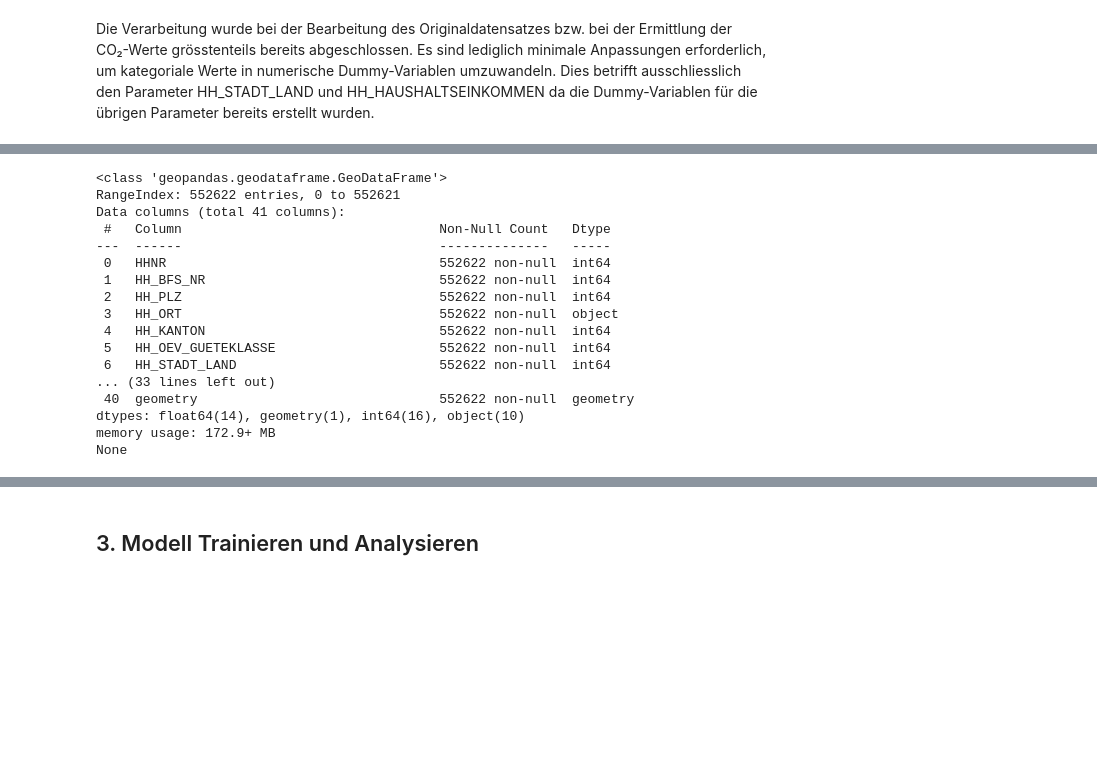
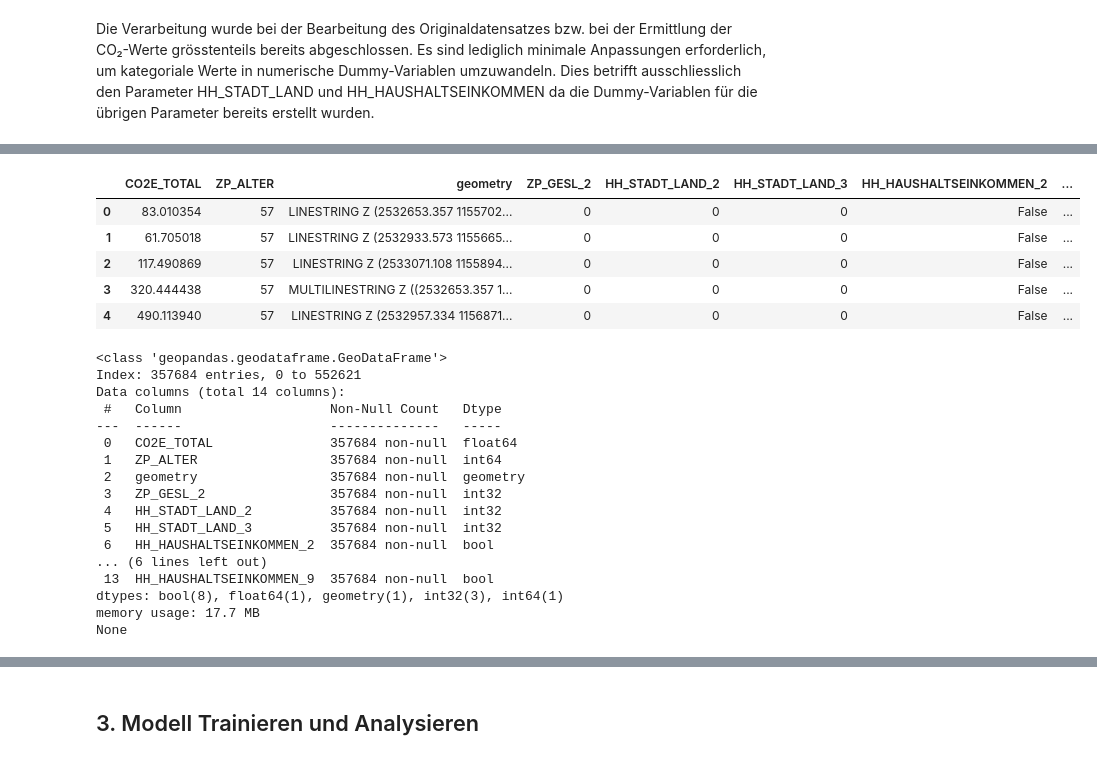
Before and after one commit to LeonidWouters/ANM, a Jupyter notebook: Modell_Stadt-Land-Intermediaer.ipynb, the cells around one changed output, grey strips where cells are left out. Drawn from its saved outputs; the diff is of its cells as text; code cells hidden in the pictures; blank space fills up the shorter version.

Commit message:
Add files via upload
Anpassungen Dummy Variablen + Interpretation

```diff
--- a/Modell_Stadt-Land-Intermediaer.ipynb
+++ b/Modell_Stadt-Land-Intermediaer.ipynb
@@ -112,0 +111,6 @@ print(wege[['HH_STADT_LAND', 'ZP_GESL', 'HH_HAUSHALTSEINKOMMEN',]].head())
+# %%
+# 2.1. Nur relevante Variablen beibehalten
+wege_bereinigt = wege[['CO2E_TOTAL', 'ZP_ALTER', 'ZP_GESL', 'HH_HAUSHALTSEINKOMMEN', 'HH_STADT_LAND', 'geometry']]
+
+# Datensatz bereinigen: Nur Zeilen mit nicht-leeren Werten in den relevanten Spalten
+wege_bereinigt = wege_bereinigt.dropna()
@@ -112,0 +133,10 @@ print(wege[['HH_STADT_LAND', 'ZP_GESL', 'HH_HAUSHALTSEINKOMMEN',]].head())
+# %%
+### 2.2. Transformation von Werten (Dummy Variablen)
+
+# Die Werte in ZP_GESL bedeuten: 1 = Mann und 2 = Frau
+# Männer werden weggelassen, da sie als Referenzkategorie dienen, somit wird nur die Variable ZP_GESL_2 benötigt (Frauen)
+
+wege_bereinigt = pd.get_dummies(wege_bereinigt, columns=['ZP_GESL'], drop_first=True)
+
+# In Integer umwandeln
+wege_bereinigt['ZP_GESL_2'] = wege_bereinigt['ZP_GESL_2'].astype(int)
@@ -112,0 +152,4 @@ print(wege[['HH_STADT_LAND', 'ZP_GESL', 'HH_HAUSHALTSEINKOMMEN',]].head())
+# %%
+# HH_STADT_LAND Stadt(1) wird weg gelassen, da sie die Referenzklasse ist
+wege_bereinigt = pd.get_dummies(wege_bereinigt, columns=['HH_STADT_LAND'], drop_first=True)
+wege_bereinigt.head()
@@ -112,0 +163,4 @@ print(wege[['HH_STADT_LAND', 'ZP_GESL', 'HH_HAUSHALTSEINKOMMEN',]].head())
+# %%
+# Dummy-Variablen in numerische Werte umwandeln
+wege_bereinigt['HH_STADT_LAND_2'] = wege_bereinigt['HH_STADT_LAND_2'].astype(int)
+wege_bereinigt['HH_STADT_LAND_3'] = wege_bereinigt['HH_STADT_LAND_3'].astype(int)
@@ -113,20 +184,41 @@ print(wege[['HH_STADT_LAND', 'ZP_GESL', 'HH_HAUSHALTSEINKOMMEN',]].head())
+# %%
+# Umwandlung von HH_HAUSHALTSEINKOMMEN
+
+# Bedeutung der Kategorien:
+# - -99	Nicht gestellt, da Zielperson jünger als 18 ist
+# - -98	keine Antwort
+# - -97	weiss nicht
+# Es macht keinen Sinn, dass eine dieser Kategorien die Referenzkategorie ist. Deshalb werden die Daten gelöscht.
+wege_bereinigt = wege_bereinigt[~wege_bereinigt['HH_HAUSHALTSEINKOMMEN'].isin([-99, -98, -97])]
+
+# Dummy-Variablen erstellen und die Referenzkategorie auf HH_HAUSHALTSEINKOMMEN_1 setzen
+wege_bereinigt = pd.get_dummies(wege_bereinigt, columns=['HH_HAUSHALTSEINKOMMEN'], drop_first=True)
+
+wege_bereinigt.head()
+# %% [output]
+|  | CO2E_TOTAL | ZP_ALTER | geometry | ZP_GESL_2 | HH_STADT_LAND_2 | HH_STADT_LAND_3 | HH_HAUSHALTSEINKOMMEN_2 | ... |
+| 0 | 83.010354 | 57 | LINESTRING Z (2532653.357 1155702... | 0 | 0 | 0 | False | ... |
+| 1 | 61.705018 | 57 | LINESTRING Z (2532933.573 1155665... | 0 | 0 | 0 | False | ... |
+| 2 | 117.490869 | 57 | LINESTRING Z (2533071.108 1155894... | 0 | 0 | 0 | False | ... |
+| 3 | 320.444438 | 57 | MULTILINESTRING Z ((2532653.357 1... | 0 | 0 | 0 | False | ... |
+| 4 | 490.113940 | 57 | LINESTRING Z (2532957.334 1156871... | 0 | 0 | 0 | False | ... |
 # %%
-print(wege.info())
+print(wege_bereinigt.info())
 # %% [output]
 <class 'geopandas.geodataframe.GeoDataFrame'>
-RangeIndex: 552622 entries, 0 to 552621
-Data columns (total 41 columns):
- #   Column                                 Non-Null Count   Dtype
----  ------                                 --------------   -----
- 0   HHNR                                   552622 non-null  int64
- 1   HH_BFS_NR                              552622 non-null  int64
- 2   HH_PLZ                                 552622 non-null  int64
- 3   HH_ORT                                 552622 non-null  object
- 4   HH_KANTON                              552622 non-null  int64
- 5   HH_OEV_GUETEKLASSE                     552622 non-null  int64
- 6   HH_STADT_LAND                          552622 non-null  int64
-... (33 lines left out)
- 40  geometry                               552622 non-null  geometry
-dtypes: float64(14), geometry(1), int64(16), object(10)
-memory usage: 172.9+ MB
+Index: 357684 entries, 0 to 552621
+Data columns (total 14 columns):
+ #   Column                   Non-Null Count   Dtype
+---  ------                   --------------   -----
+ 0   CO2E_TOTAL               357684 non-null  float64
+ 1   ZP_ALTER                 357684 non-null  int64
+ 2   geometry                 357684 non-null  geometry
+ 3   ZP_GESL_2                357684 non-null  int32
+ 4   HH_STADT_LAND_2          357684 non-null  int32
+ 5   HH_STADT_LAND_3          357684 non-null  int32
+ 6   HH_HAUSHALTSEINKOMMEN_2  357684 non-null  bool
+... (6 lines left out)
+ 13  HH_HAUSHALTSEINKOMMEN_9  357684 non-null  bool
+dtypes: bool(8), float64(1), geometry(1), int32(3), int64(1)
+memory usage: 17.7 MB
 None
```
Also changed, not shown: parts of 46 cells of this notebook.
